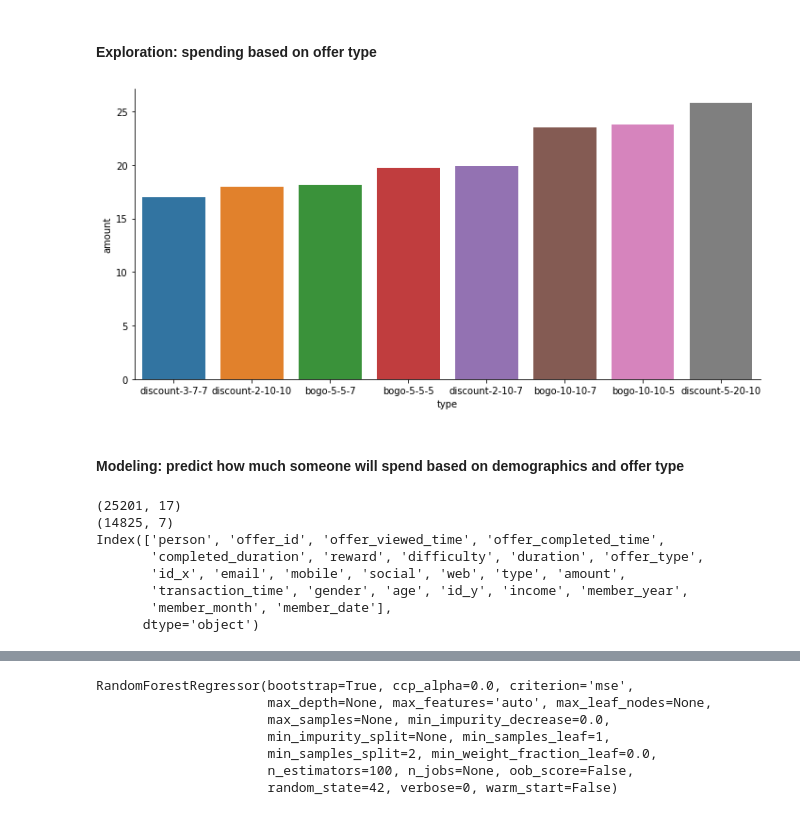
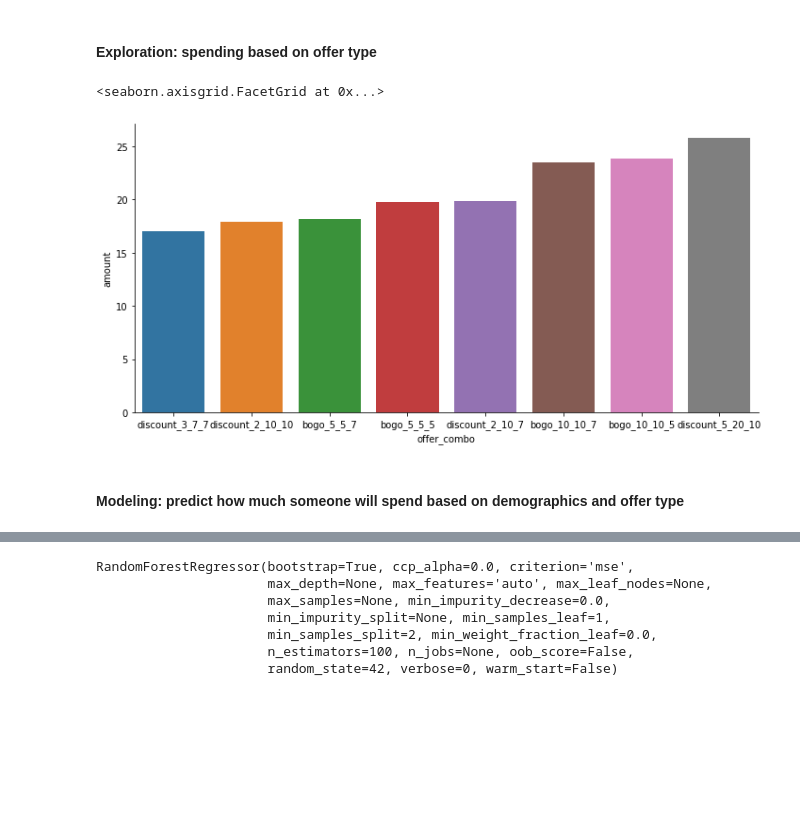
Before and after one commit to trant22t/data-science-nanodegree, a Jupyter notebook: starbucks_optimization_strategy/customer_segmentation/customer_segmentation.ipynb, the cells around one changed output, grey strips where cells are left out. Cells and saved outputs as stored; diff of their text form; code cells hidden in the pictures; blank space fills up the shorter version.

```diff
--- a/starbucks_optimization_strategy/customer_segmentation/customer_segmentation.ipynb
+++ b/starbucks_optimization_strategy/customer_segmentation/customer_segmentation.ipynb
@@ -89,6 +94,6 @@ portfolio
 # %%
 portfolio_channels = pd.get_dummies(pd.DataFrame(portfolio['channels'].values.tolist()).stack()).sum(level=0)
 portfolio = pd.concat([portfolio.drop(['channels'], axis=1), portfolio_channels], axis=1 )
-portfolio['type'] = portfolio[['offer_type', 'reward', 'difficulty', 'duration']].astype(str).agg('-'.join, axis=1)
+portfolio['offer_combo'] = portfolio[['offer_type', 'reward', 'difficulty', 'duration']].astype(str).agg('_'.join, axis=1)
 portfolio
 # %% [output]
@@ -232,0 +263,30 @@ transactions = (
+# %%
+# those who received the offers
+offer_received = process_transcript('received')
+
+# those who viewed the offers
+offer_viewed = process_transcript('viewed')
+
+# those who completed the offers; note that this might include who didn't view,
+# thus didn't get affected by the offer
+offer_completed = process_transcript('completed')
+# %%
+transactions = (
+    transcript
+    .query('event == "transaction"')
+    .assign(amount=lambda x: [d.get('amount') for d in x['value']])
+    .rename(columns={'time': 'transaction_time'})
+    .filter(['person', 'amount', 'transaction_time'])
+    .sort_values(by=['person', 'transaction_time'])
+    .assign(between_time=lambda x: x.groupby('person')['transaction_time'].transform(lambda x: x.diff()))
+)
+
+grouped_transactions = (
+    transactions
+    .groupby('person')
+    .agg({'amount': ['count', 'sum', 'mean'], 'between_time': 'mean'})
+    .reset_index()
+    .droplevel(1, axis=1)
+)
+grouped_transactions.columns = ['person', 'num_transactions', 'total_spent', 'mean_spent', 'mean_between_time']
+grouped_transactions
@@ -240,6 +330,8 @@ completed_viewers = (
     .merge(portfolio, how='left', left_on='offer_id', right_on='id')
     .query('0 <= completed_duration <= duration')
     .merge(transactions, how='left', left_on=['person', 'offer_completed_time'], right_on=['person', 'transaction_time'])
+    .assign(mean_completed_time=lambda x: x.groupby(['person', 'offer_id'])['completed_duration'].transform('mean'))
+    .merge(grouped_transactions, how='left', on='person')
 )
 completed_viewers
 # %% [output]
@@ -344,25 +437,20 @@ sns.catplot(x='age_bin', y='amount', hue ='income_bin', col='gender', kind='box'
 #### Exploration: spending based on offer type
 # %%
 # the dataset used for analysis here only restricts to customers who were influenced by the offers
-spend_offer = completed_viewers.groupby(['type'])['amount'].aggregate(np.mean).reset_index().sort_values('amount')
-sns.catplot(x='type', y='amount', kind='bar', data=spend_offer, order=spend_offer['type'], height=5, aspect=2);
+spend_offer = (
+    completed_viewers
+    .groupby(['offer_combo'])['amount']
+    .aggregate(np.mean)
+    .reset_index()
+    .sort_values('amount')
+)
+sns.catplot(x='offer_combo', y='amount', kind='bar', data=spend_offer,
+            order=spend_offer['offer_combo'], height=5, aspect=2)
 # %% [output]
+<seaborn.axisgrid.FacetGrid at 0x...>
-[figure, old version]
+[figure, new version]
 # %% [markdown]
 #### Modeling: predict how much someone will spend based on demographics and offer type
-# %%
-print(completed_viewers.shape)
-print(profile.shape)
-print(modeling_data.columns)
-# %% [output]
-(25201, 17)
-(14825, 7)
-Index(['person', 'offer_id', 'offer_viewed_time', 'offer_completed_time',
-       'completed_duration', 'reward', 'difficulty', 'duration', 'offer_type',
-       'id_x', 'email', 'mobile', 'social', 'web', 'type', 'amount',
-       'transaction_time', 'gender', 'age', 'id_y', 'income', 'member_year',
-       'member_month', 'member_date'],
-      dtype='object')
 # %%
 # note that in this dataset, one person can appear multiple times but the amount they spent might be different
 # due to the different offer type, which makes it safe to assume that each row is independent of each other
```
Also changed, not shown: parts of 29 cells of this notebook, 3 other files.
